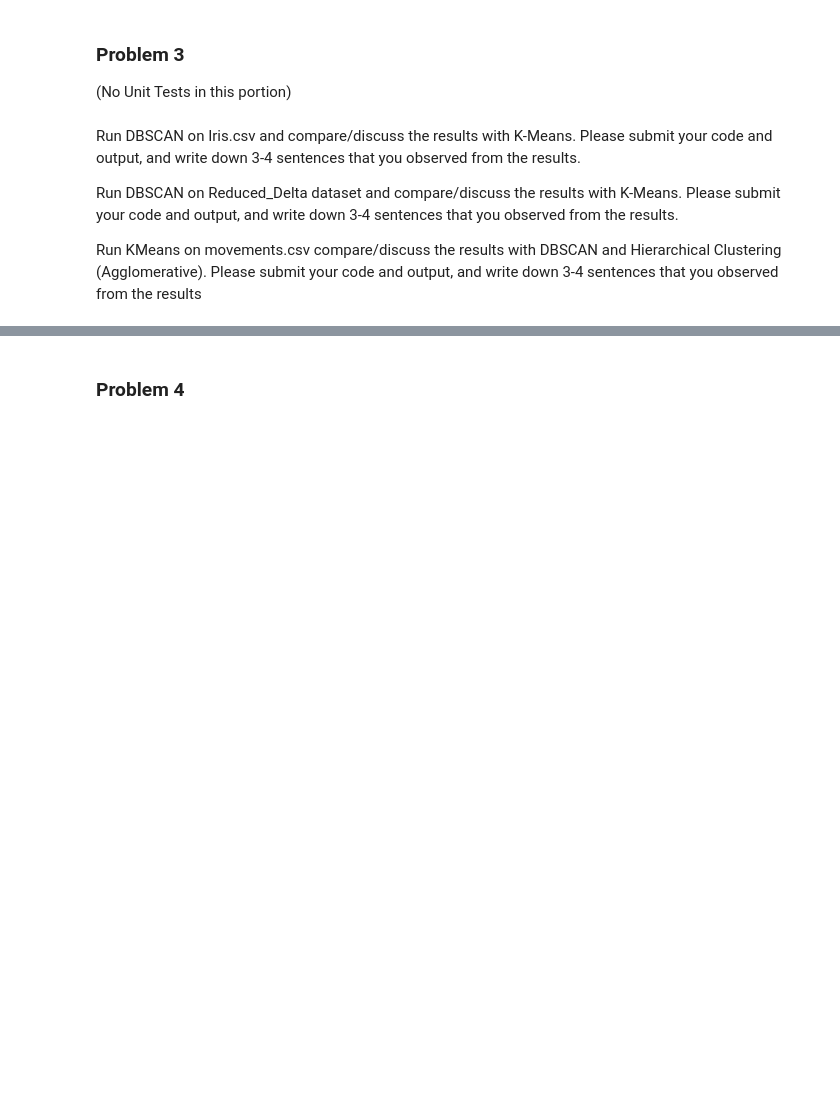
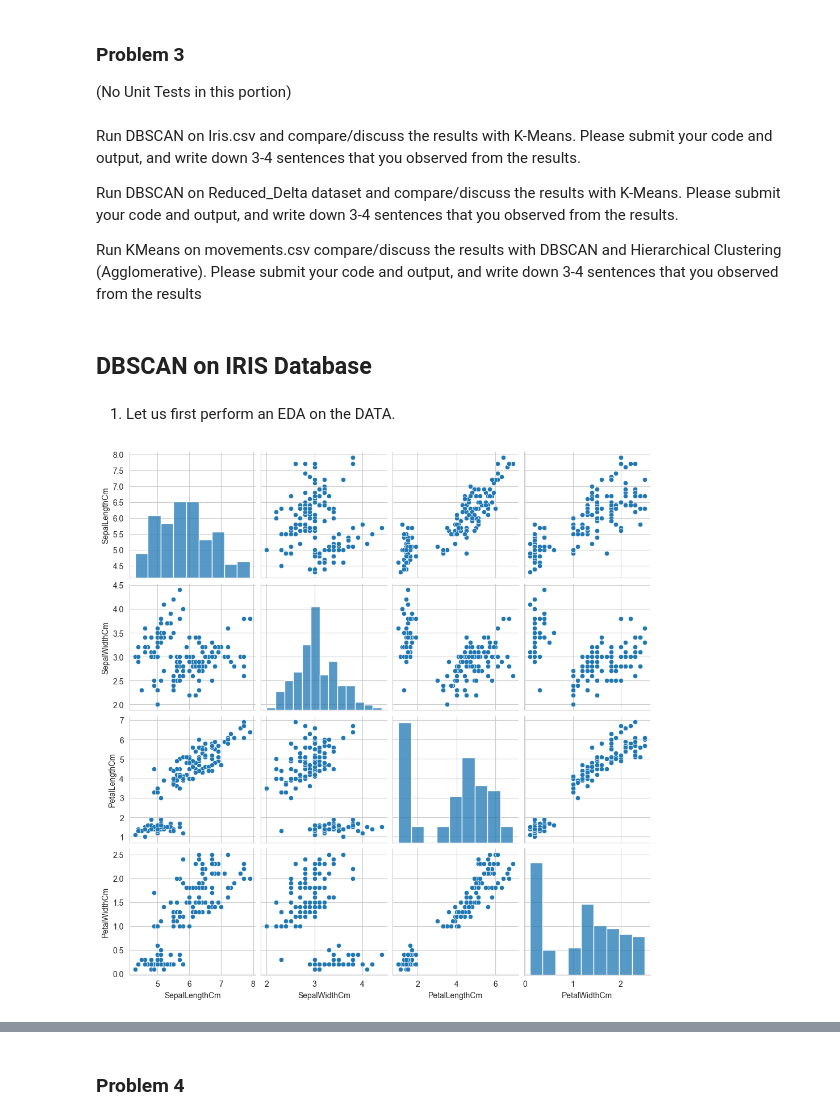
Before and after one commit to vishal-parameswaran/University-of-Chicago, a Jupyter notebook: Data Mining Principles/Assignment 2/Assignment_2_Srna.ipynb, the cells around one changed output, grey strips where cells are left out. Saved outputs shown, nothing was run; the diff lists cells and outputs as text; code cells hidden in the pictures; blank space fills up the shorter version.

```diff
--- a/Data Mining Principles/Assignment 2/Assignment_2_Srna.ipynb
+++ b/Data Mining Principles/Assignment 2/Assignment_2_Srna.ipynb
@@ -690,3 +705,7 @@ Run DBSCAN on Iris.csv and compare/discuss the results with K-Means. Please subm
 Run DBSCAN on Reduced_Delta dataset and compare/discuss the results with K-Means. Please submit your code and output, and write down 3-4 sentences that you observed from the results.
 
 Run KMeans on movements.csv compare/discuss the results with DBSCAN and Hierarchical Clustering (Agglomerative). Please submit your code and output, and write down 3-4 sentences that you observed from the results
+# %% [markdown]
+## DBSCAN on IRIS Database
+# %% [markdown]
+1. Let us first perform an EDA on the DATA.
@@ -692,0 +729,9 @@ Run KMeans on movements.csv compare/discuss the results with DBSCAN and Hierarch
+# %%
+#Let us load the iris dataset
+
+iris_data = pd.read_csv('Iris.csv')
+# %%
+#Not including the ID column as it is not required
+splom = sns.pairplot(iris_data.iloc[:,[1,2,3,4]])
+# %% [output]
+[figure, added]
```
Also changed, not shown: parts of 17 cells of this notebook, 7 other files.
